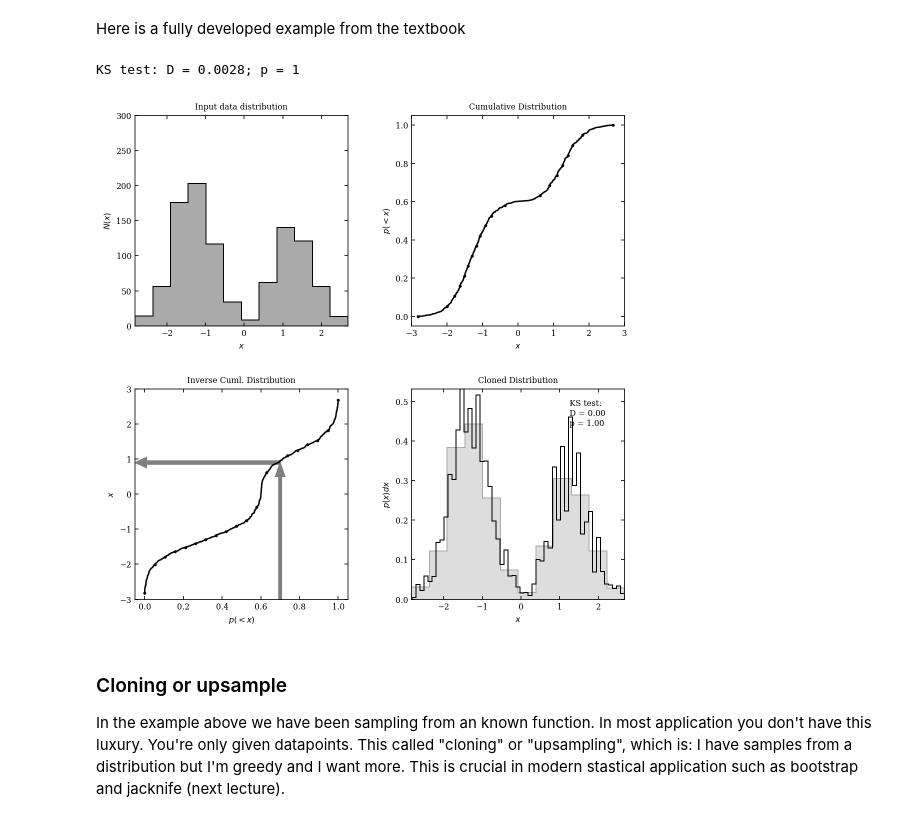
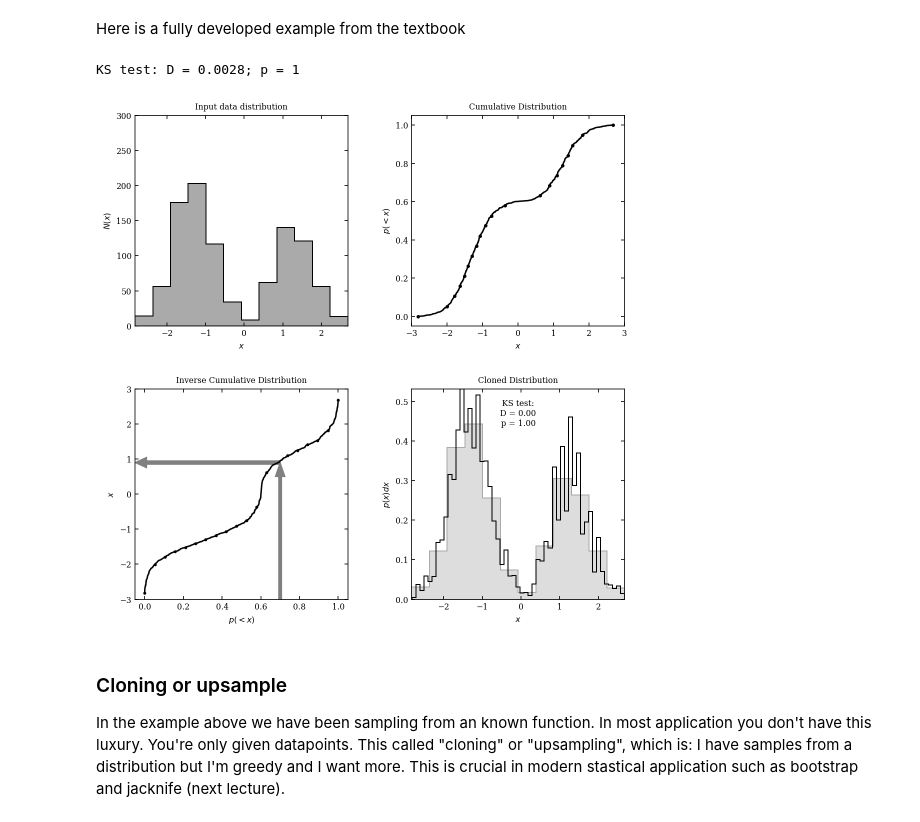
Before and after one commit to Andrea-Pierini/astrostatistics_bicocca_2022-1, a Jupyter notebook: lectures/L04_probability.ipynb, the cells around one changed output. Drawn from its saved outputs; the diff is of its cells as text; code cells hidden in the pictures.

```diff
--- a/lectures/L04_probability.ipynb
+++ b/lectures/L04_probability.ipynb
@@ -798,71 +795,65 @@ Px_cuml = np.linspace(0, 1, Ndata)
 
 # set up an interpolation of the inverse cumulative distribution
 tck = interpolate.splrep(Px_cuml, x)
+# note the usage of splrep (spline representation):
+# function(var_x) = interpolate.splrep( var_x = px_cuml, var_y = x )
 
 # sample evenly along the cumulative distribution, and interpolate
 Px_cuml_sample = np.linspace(0, 1, 10 * Ndata)
 x_sample = interpolate.splev(Px_cuml_sample, tck)
+# note the usage of splev (spline evaluation):
+# var_x' = interpolate.splev( var_y' , func = interpolate.splrep( var_x, var_y ) )
 
 #------------------------------------------------------------
 # Plot the cloned distribution and the procedure for obtaining it
 fig = plt.figure(figsize=(8, 8))
-fig.subplots_adjust(hspace=0.3, left=0.1, right=0.95,
-                    bottom=0.08, top=0.92, wspace=0.3)
+fig.subplots_adjust(hspace=0.3, left=0.1, right=0.95, bottom=0.08, top=0.92, wspace=0.3)
 
 indices = np.linspace(0, Ndata - 1, 20).astype(int)
 
 # plot a histogram of the input
 ax = fig.add_subplot(221)
-hist(x, bins='knuth', ax=ax,
-     histtype='stepfilled', ec='k', fc='#AAAAAA')
+hist(x, bins='knuth', ax=ax, histtype='stepfilled', ec='k', fc='#AAAAAA')
 ax.set_ylim(0, 300)
 ax.set_title('Input data distribution')
 ax.set_xlabel('$x$')
 ax.set_ylabel('$N(x)$')
 
 # plot the cumulative distribution
 ax = fig.add_subplot(222)
-ax.scatter(x[indices], Px_cuml[indices], lw=0, c='k', s=9)
+ax.scatter(x[indices], Px_cuml[indices], lw=0, c='k', s=12)   # just the "dots"
 ax.plot(x, Px_cuml, '-k')
 ax.set_xlim(-3, 3)
 ax.set_ylim(-0.05, 1.05)
 ax.set_title('Cumulative Distribution')
 ax.set_xlabel('$x$')
 ax.set_ylabel('$p(<x)$')
 
 # plot the inverse cumulative distribution and spline fit
 ax = fig.add_subplot(223)
 ax.scatter(Px_cuml[indices], x[indices], lw=0, c='k', s=9)
 ax.plot(Px_cuml_sample, x_sample, '-k')
-ax.arrow(0.7, -3, 0, 3.5, width=0.015, fc='gray', ec='gray',
-         head_width=0.05, head_length=0.4)
-ax.arrow(0.7, 0.9, -0.69, 0, width=0.1, fc='gray', ec='gray',
-         head_width=0.3, head_length=0.06)
+ax.arrow(0.7, -3.0,  0.00, 3.5, width=0.015, fc='gray', ec='gray', head_width=0.05, head_length=0.40)
+ax.arrow(0.7,  0.9, -0.69, 0.0, width=0.100, fc='gray', ec='gray', head_width=0.30, head_length=0.06)
 ax.set_xlim(-0.05, 1.05)
 ax.set_ylim(-3, 3)
-ax.set_title('Inverse Cuml. Distribution')
+ax.set_title('Inverse Cumulative Distribution')
 ax.set_xlabel('$p(<x)$')
 ax.set_ylabel('$x$')
 
 # plot the resulting cloned distribution
 ax = fig.add_subplot(224)
-hist(x, bins='knuth', ax=ax,
-     histtype='stepfilled', density=True,
-     ec='#AAAAAA', fc='#DDDDDD',
-     label='input data')
-hist(x_cloned, bins='knuth', ax=ax,
-     histtype='step', density=True,
-     color='k', label='cloned data')
+hist(x, bins='knuth', ax=ax, histtype='stepfilled', density=True, ec='#AAAAAA', fc='#DDDDDD', label='input data')
+hist(x_cloned, bins='knuth', ax=ax, histtype='step', density=True, color='k', label='cloned data')
 ax.set_title('Cloned Distribution')
 ax.set_xlabel('$x$')
 ax.set_ylabel('$p(x)dx$')
-ax.text(0.74, 0.95, "KS test:\nD = %.2f\np = %.2f" % (D, p),
-        ha='left', va='top', transform=ax.transAxes)
+ax.text(0.5, 0.95, "KS test:\nD = %.2f\np = %.2f" % (D, p), ha='center', va='top', transform=ax.transAxes)
 
 plt.show()
 # %% [output]
 KS test: D = 0.0028; p = 1
-[figure, old version]
+[figure, new version]
 # %% [markdown]
 ### Cloning or upsample
 
```
Also changed, not shown: parts of 2 cells of this notebook, 3 other files.
